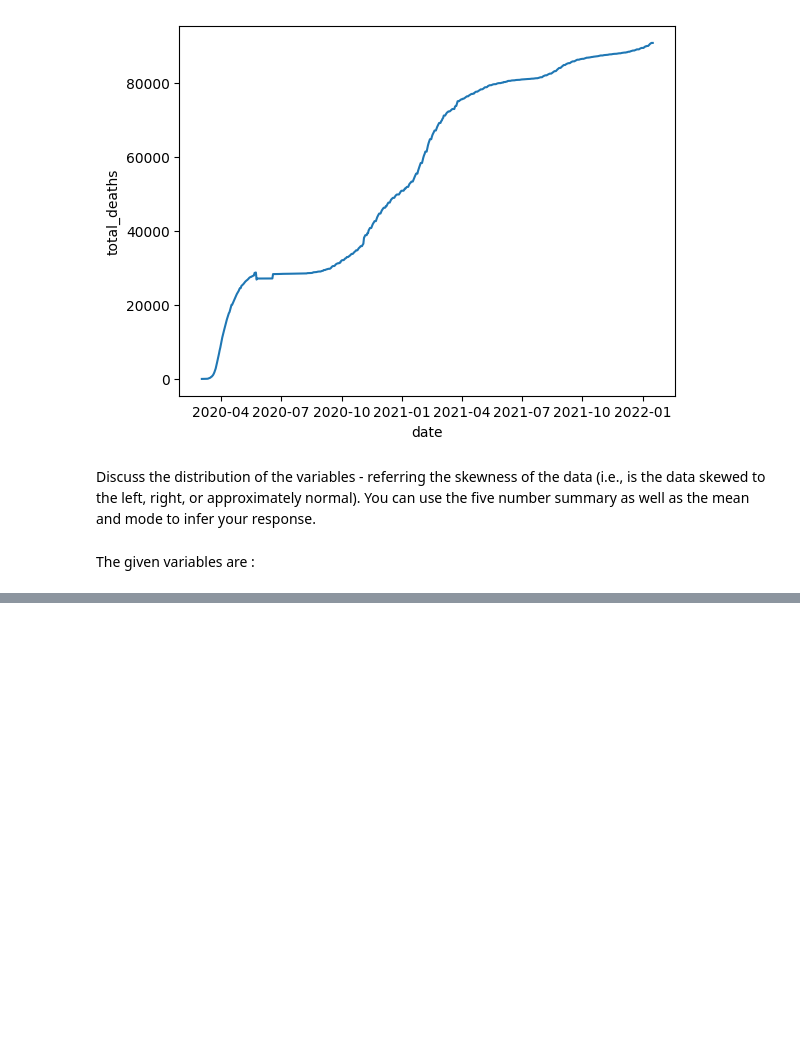
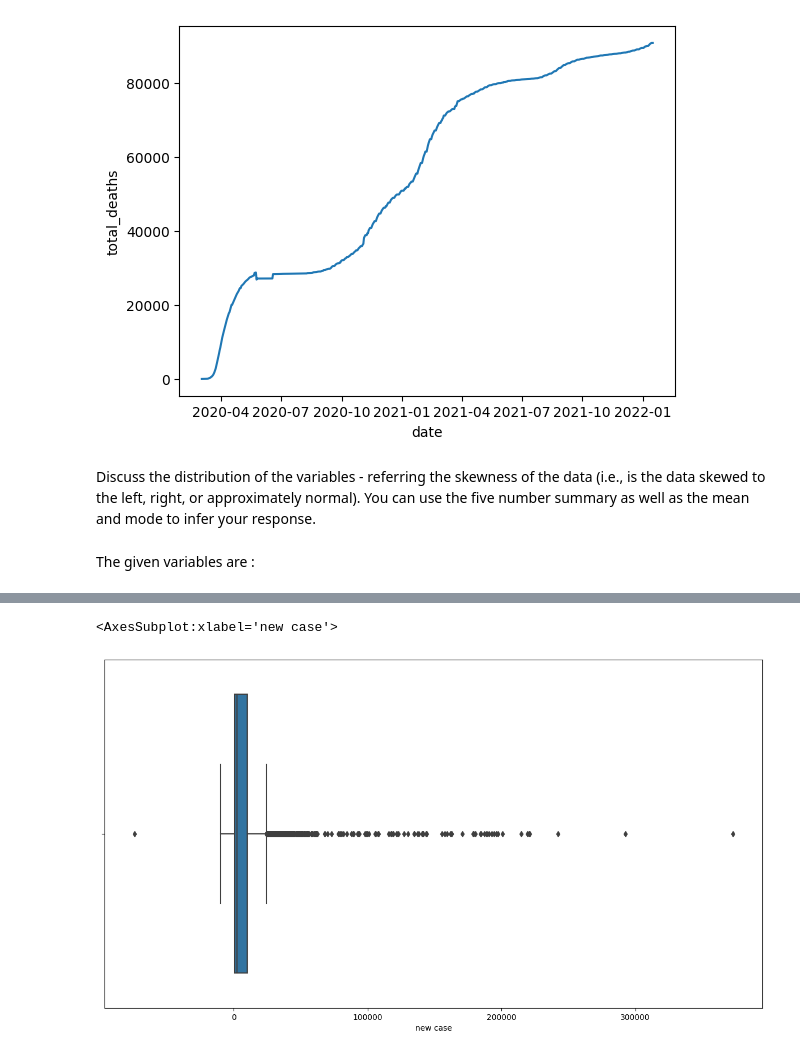
Before and after one commit to kaiwalyaharkare/STAT1000, a Jupyter notebook: exploratordata.ipynb, the cells around one changed output, grey strips where cells are left out. Drawn from its saved outputs; the diff is of its cells as text; code cells hidden in the pictures; blank space fills up the shorter version.

```diff
--- a/exploratordata.ipynb
+++ b/exploratordata.ipynb
@@ -117,0 +135,6 @@ The given variables are :
+# %%
+plt.figure(figsize=(15,8))
+sns.boxplot(assignedvariables['new case'])
+# %% [output]
+<AxesSubplot:xlabel='new case'>
+[figure, added]
```
Also changed, not shown: parts of 28 cells of this notebook.
